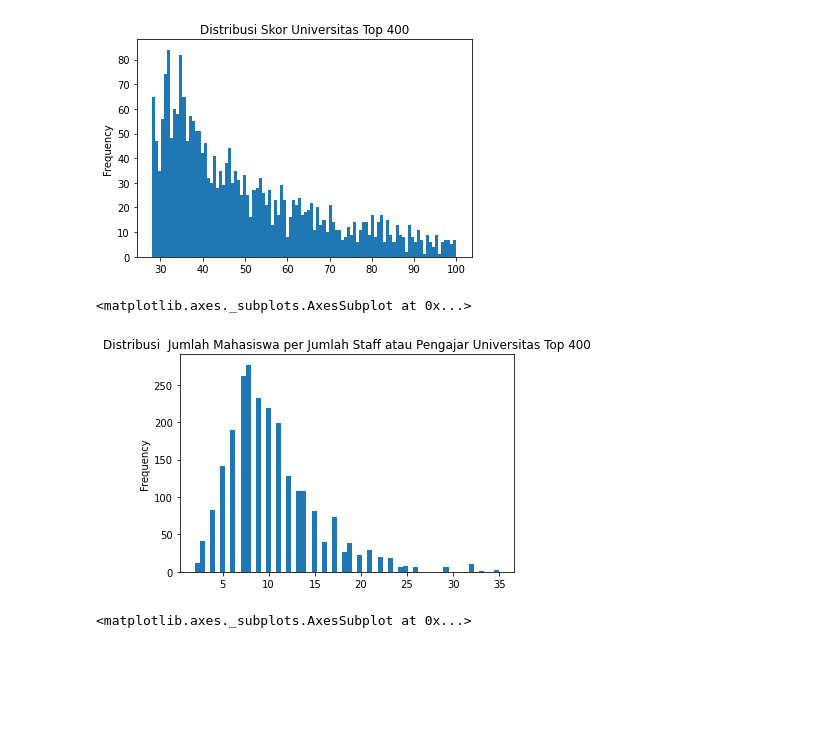
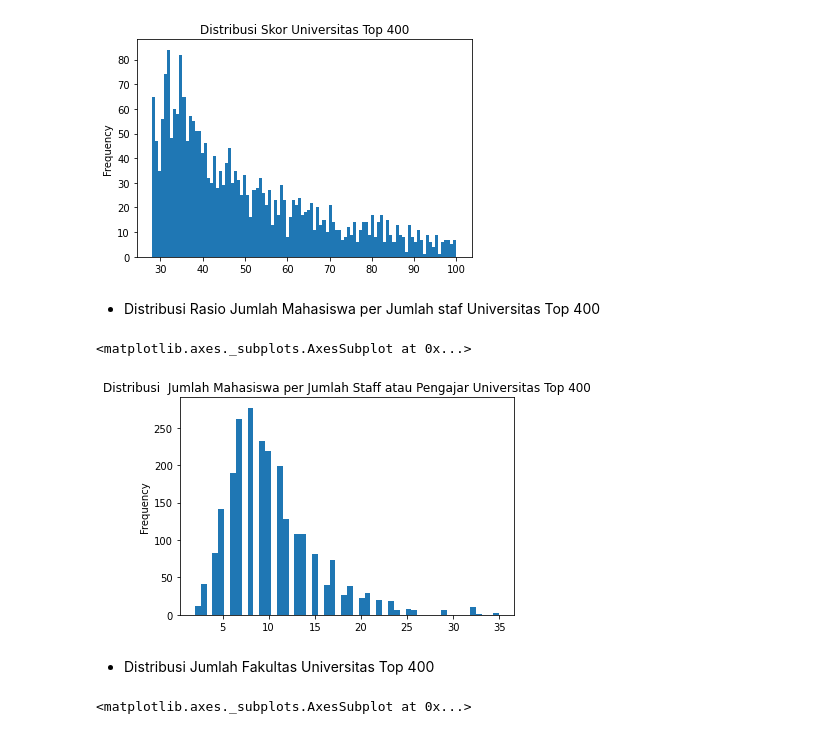
Before and after one commit to dewodt/Analisis-Rank-Universitas, a Jupyter notebook: Analisis_Tubes2.ipynb, the cells around one changed output. Saved outputs shown, nothing was run; the diff lists cells and outputs as text; code cells hidden in the pictures; blank space fills up the shorter version.

```diff
--- a/Analisis_Tubes2.ipynb
+++ b/Analisis_Tubes2.ipynb
@@ -1234,10 +1212,13 @@ df['score'].plot(kind='hist',bins = 100,  title='Distribusi Skor Universitas Top
 # %% [output]
 <matplotlib.axes._subplots.AxesSubplot at 0x...>
 [figure]
+# %% [markdown]
+- Distribusi Rasio Jumlah Mahasiswa per Jumlah staf Universitas Top 400
 # %%
-# Distribusi Rasio Jumlah Mahasiswa per Jumlah staf Universitas Top 400
-df['student_faculty_ratio'].plot(kind='hist',bins = 60, title='Distribusi  Jumlah Mahasiswa per Jumlah Staff atau Pengajar Universitas Top 400')
+df['student_faculty_ratio'].plot(kind='hist',bins = 52, title='Distribusi  Jumlah Mahasiswa per Jumlah Staff atau Pengajar Universitas Top 400')
 # %% [output]
 <matplotlib.axes._subplots.AxesSubplot at 0x...>
-[figure, old version]
+[figure, new version]
+# %% [markdown]
+- Distribusi Jumlah Fakultas Universitas Top 400
 # %%
```
Also changed, not shown: parts of 97 cells of this notebook.
